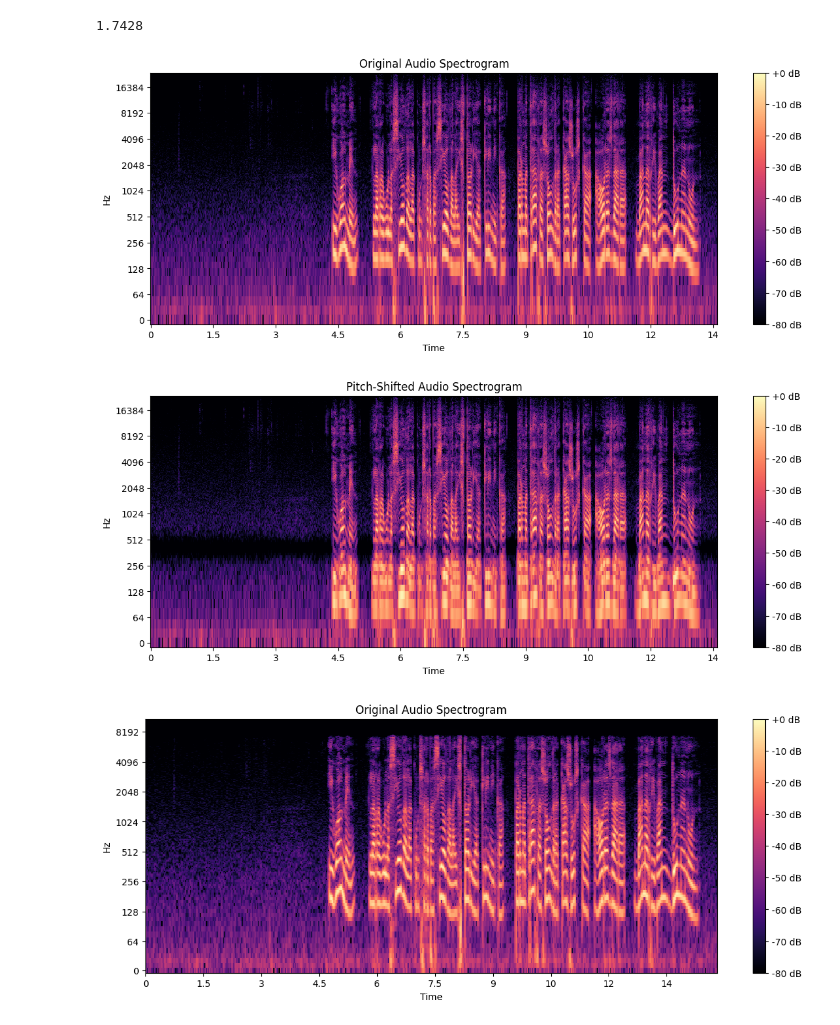
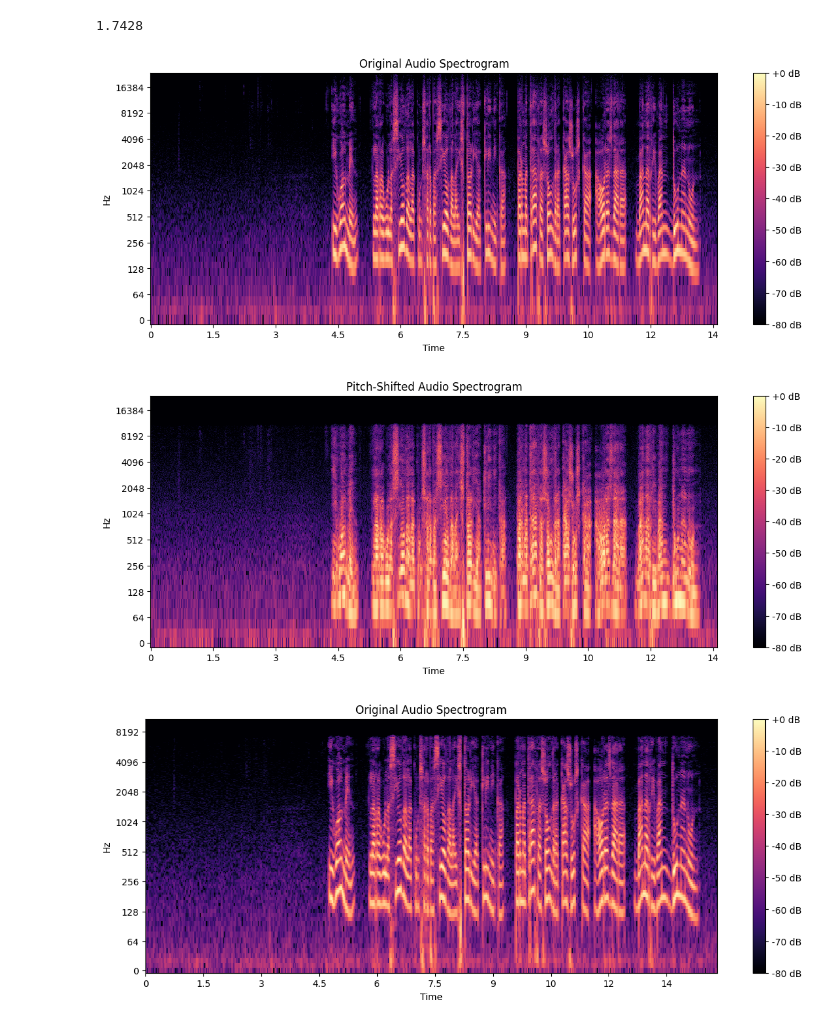
Before and after one commit to LucasTakanori/DA_programV2, a Jupyter notebook: TFG/test.ipynb, the cells around one changed output. Cells and saved outputs as stored; diff of their text form; code cells hidden in the pictures.

```diff
--- a/TFG/test.ipynb
+++ b/TFG/test.ipynb
@@ -759,3 +718,15 @@ def pitch_shift(filename, output_file, pitch_factor):
+# %%
+import subprocess
+import numpy as np
+import librosa
+
+def pitch_shift(filename, output_file, pitch_factor):
+    # Convert the pitch factor to semitones
+    pitch_semitones = 12 * np.log2(pitch_factor)
+
+    # Apply pitch shifting with formant preservation, crispness 2, and multithreading for speech processing
+    command = ["rubberband", "-F", "-c", "3", "--threads", "-p", str(pitch_semitones), filename, output_file]
+    subprocess.run(command, check=True, stdout=subprocess.DEVNULL, stderr=subprocess.DEVNULL)
 # %%
 import librosa
 import librosa.display
@@ -763,35 +734,35 @@ import matplotlib.pyplot as plt
 
 
 
 def plot_spectrogram(audio, sample_rate, title):
     stft = librosa.amplitude_to_db(np.abs(librosa.stft(audio)), ref=np.max)
     plt.figure(figsize=(14, 5))
     librosa.display.specshow(stft, sr=sample_rate, x_axis='time', y_axis='log')
     plt.colorbar(format='%+2.0f dB')
     plt.title(title)
     plt.show()
 
 input_file = 'upc_ca_ona_100000.wav'
-output_file = 'upc_ca_ona_100000shift05.wav'
+output_file = 'upc_ca_ona_100000shift0.5b.wav'
 pitch_factor = 0.5
 #shift_start = 1000
 #shift_end = 5000
 
 # Load and process the original audio file
 original_audio, sample_rate = librosa.load(input_file, sr=None)
 
 # Perform pitch shifting and save the result to a new file
 pitch_shift(input_file, output_file, pitch_factor)
 
 # Load the pitch-shifted audio file
 shifted_audio, _ = librosa.load(output_file, sr=None)
 
 # Plot the spectrograms for the original and pitch-shifted audio files
 plot_spectrogram(original_audio, sample_rate, 'Original Audio Spectrogram')
 plot_spectrogram(shifted_audio, sample_rate, 'Pitch-Shifted Audio Spectrogram')
 # %% [output]
 [figure]
-[figure, old version]
+[figure, new version]
 # %%
 import librosa
 import soundfile as sf
```
Also changed, not shown: parts of 1 cell of this notebook, 16 other files.
